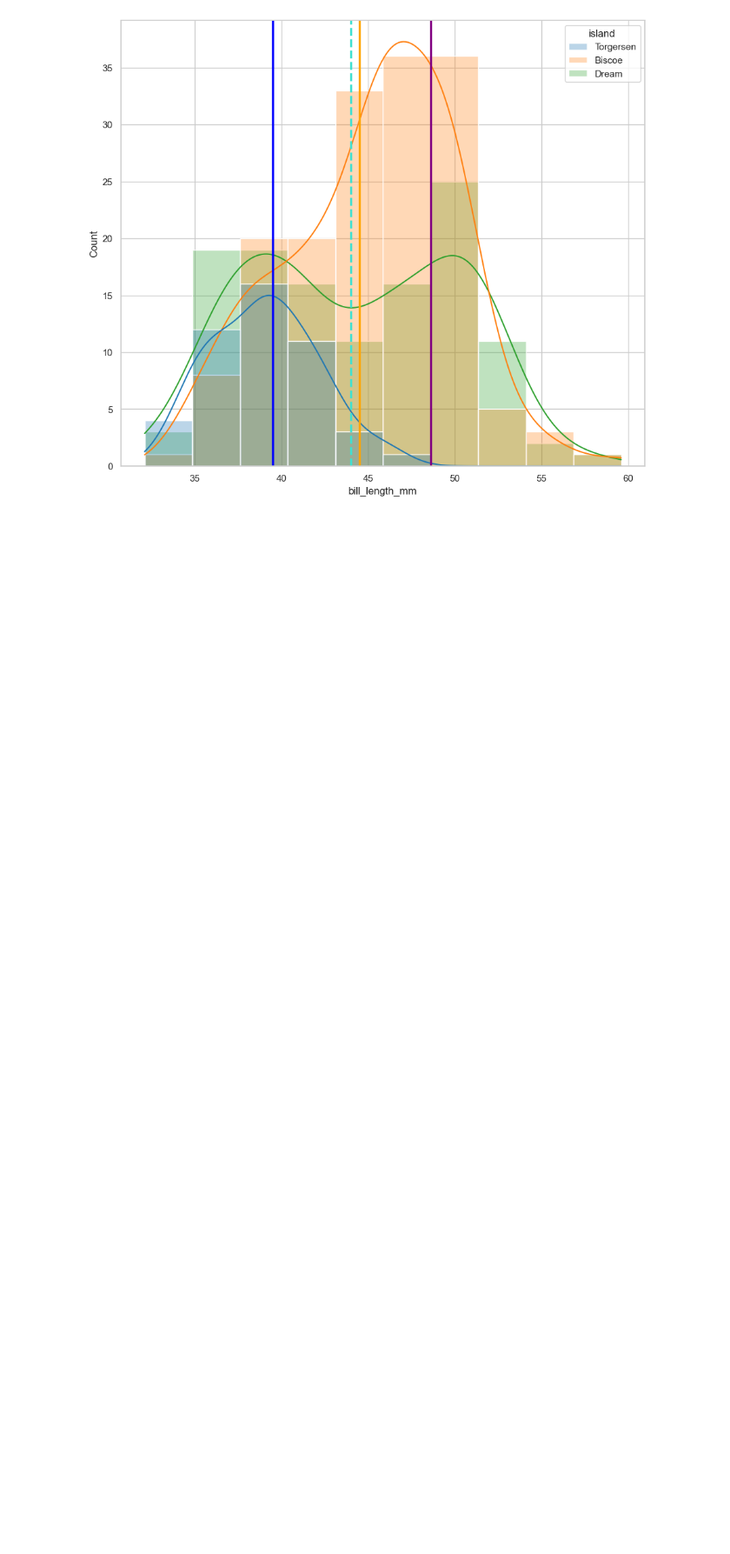
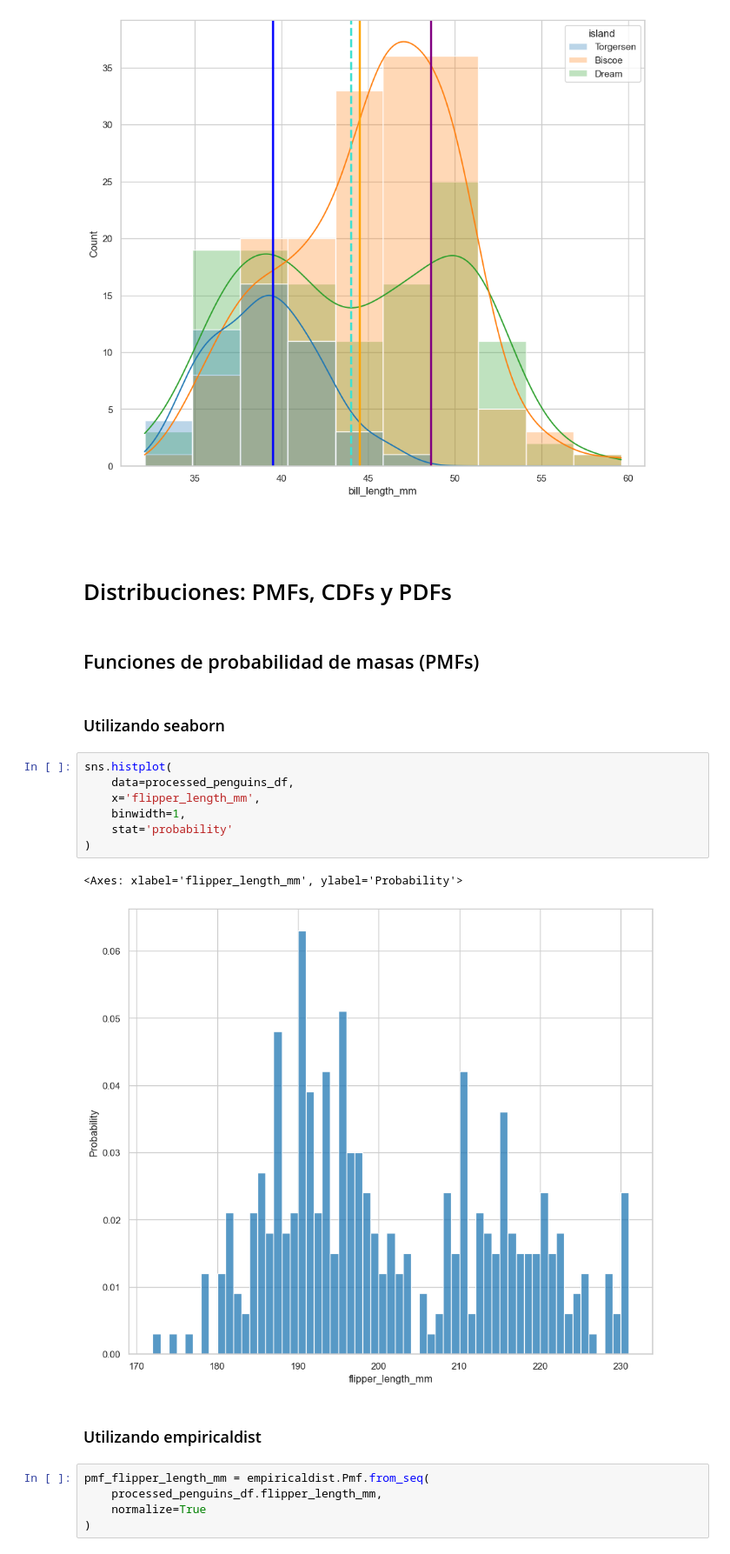
Before and after one commit to abarreran/Penguin, a Jupyter notebook: pinguinos.ipynb, the cells around one changed output. Shown at 87% size. Cells and saved outputs as stored; diff of their text form; blank space fills up the shorter version.

Commit message:
Se agregó distribuciones PMFs y CDFs

```diff
--- a/pinguinos.ipynb
+++ b/pinguinos.ipynb
@@ -647,3 +647,26 @@ plt.axvline(
 [figure]
 # %% [markdown]
 #
+# %% [markdown]
+# Distribuciones: PMFs, CDFs y PDFs
+# %% [markdown]
+## Funciones de probabilidad de masas (PMFs)
+# %% [markdown]
+### Utilizando seaborn
+# %%
+sns.histplot(
+    data=processed_penguins_df,
+    x='flipper_length_mm',
+    binwidth=1,
+    stat='probability'
+)
+# %% [output]
+<Axes: xlabel='flipper_length_mm', ylabel='Probability'>
+[figure, added]
+# %% [markdown]
+### Utilizando empiricaldist
+# %%
+pmf_flipper_length_mm = empiricaldist.Pmf.from_seq(
+    processed_penguins_df.flipper_length_mm,
+    normalize=True
+)
```
Also changed, not shown: parts of 14 cells of this notebook.
